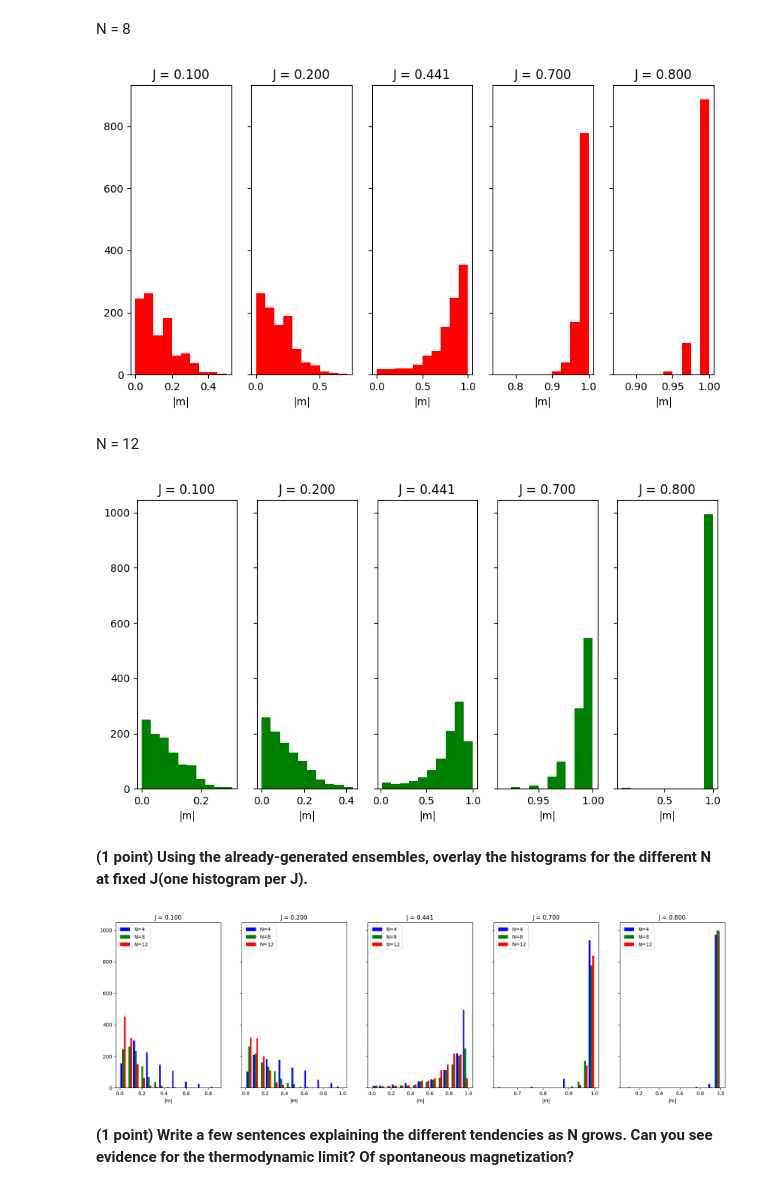
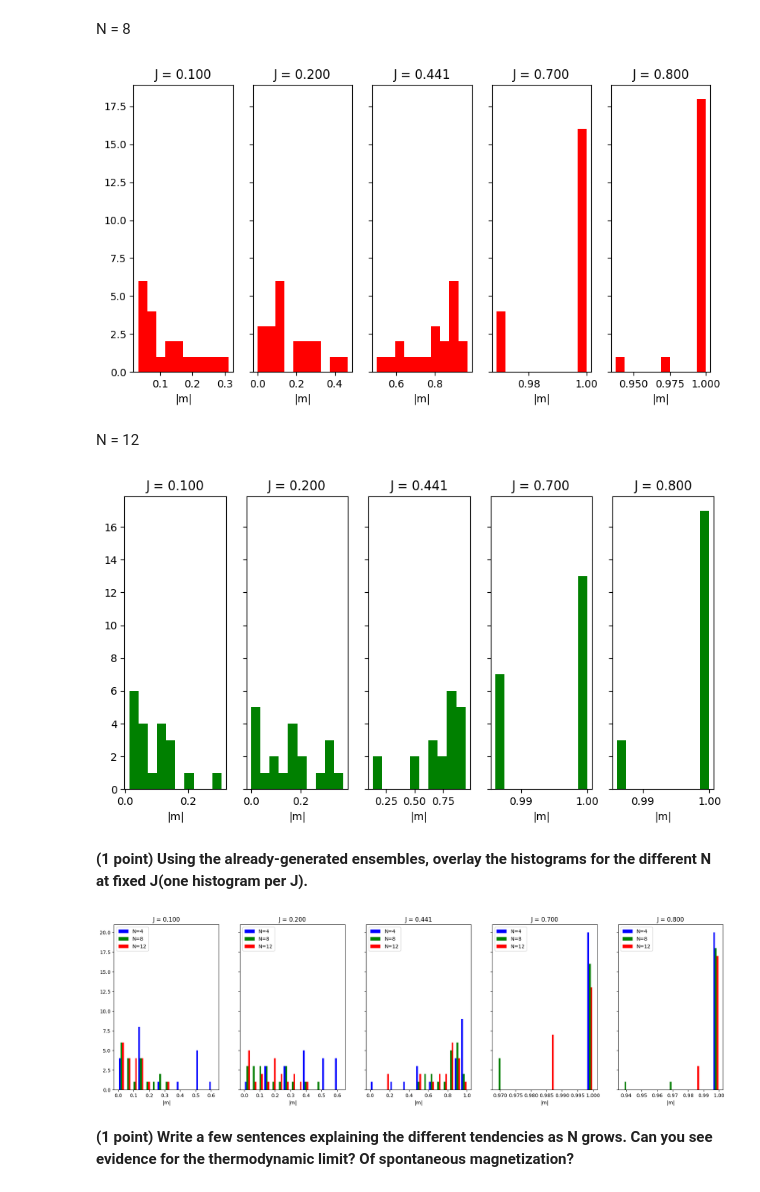
Before and after one commit to LeeYee2002/Computational-Physics-HW, a Jupyter notebook: HW6.ipynb, the cells around one changed output. Drawn from its saved outputs; the diff is of its cells as text; code cells hidden in the pictures.

```diff
--- a/HW6.ipynb
+++ b/HW6.ipynb
@@ -130,7 +131,6 @@ def compute_M_m(sigma_2d):
     return M, m
 #create a sweep design. Initially, we use i,j loop, such Cartasin product is in order. Now we shuffle each i,j, to make a new Cartasian product space
 def sweep_2d(row, col):
-    import random
     #then we wrap our product space with tuple (i,j)
     sweep_list = []
     sweep_order_i = np.arange(0,row)
@@ -148,7 +148,7 @@ def two_d_MCMC_revolution(j_value,lattice,size):
     for i,j in sweep_target_list:
             update_probability = np.random.uniform(0,1)
             acception_chance = np.e**(-1*delta_H(j_value,lattice,(i,j)))
-            if update_probability < acception_chance:
+            if (update_probability < acception_chance) or (acception_chance <0): # detailed balance condition
                 lattice[i,j] *= -1
     return lattice
 #turn every thing to checkboard
@@ -167,11 +167,11 @@ def checkboard(lattice,size):
 N = 4   #size of sample(N^2)
 list_J = [0.1, 0.2, J_c, 0.7, 0.8] #the coupling of J
 external_h = 0 #from the premise of the exercise this time.
-samples = 20 #number of times we go through revolution
-experiments = 1000 #numbers of experiments we make
+samples = 1000 #number of times we go through revolution
+experiments = 20 #numbers of experiments we make
 
 #net_magnetisation = []     # M
-average_magnetisation_abs = np.zeros(1000)
+average_magnetisation_abs = np.zeros(experiments)
 #print(average_magnetisation_abs)
 #for latter question:
 abs_m_N_equal_4 = []
@@ -211,8 +211,8 @@ N = 8
 N = 8   #size of sample(N^2)
 list_J = [0.1, 0.2, J_c, 0.7, 0.8] #the coupling of J
 external_h = 0 #from the premise of the exercise this time.
-samples = 20 #number of times we go through revolution
-experiments = 1000 #numbers of experiments we make
+samples = 1000 #number of times we go through revolution
+experiments = 20 #numbers of experiments we make
 
 #net_magnetisation = []     # M
 average_magnetisation_abs = []
@@ -244,7 +244,7 @@ for this_J in list_J:
     #end insert
 plt.show()
 # %% [output]
-[figure, old version]
+[figure, new version]
 # %% [markdown]
 N = 12
 # %%
@@ -252,41 +252,41 @@ N = 12
 N = 12   #size of sample(N^2)
 list_J = [0.1, 0.2, J_c, 0.7, 0.8] #the coupling of J
 external_h = 0 #from the premise of the exercise this time.
-samples = 20 #number of times we go through revolution
-experiments = 1000 #numbers of experiments we make
+samples = 1000 #number of times we go through revolution
+experiments = 20 #numbers of experiments we make
 
 
 #net_magnetisation = []     # M
 average_magnetisation_abs = []
 abs_m_N_equal_12 = []
 
 fig, axs = plt.subplots(1, 5,figsize=(10,5),sharey=True,sharex=False)
 
 
 
 for this_J in list_J:
     index = list_J.index(this_J)
     lattice = np.ones((N,N))
     #print(index)
     checkboard(lattice,N)
     for i in range(experiments):
         for j in range(samples):
             lattice = two_d_MCMC_revolution(this_J,lattice,N)
             #go through revolution
         _M, _m = compute_M_m(lattice)
         average_magnetisation_abs.append(abs(_m))
         #print(average_magnetisation_abs)
 
     #insert to figure
     axs[index].hist(average_magnetisation_abs,bins=10,density=False, color = "g")
     axs[index].set_title(f"J = {this_J:.3f}")
     axs[index].set_xlabel("|m|")
     abs_m_N_equal_12.append(average_magnetisation_abs.copy())
     average_magnetisation_abs.clear()
     #end insert
 plt.show()
 # %% [output]
-[figure, old version]
+[figure, new version]
 # %% [markdown]
 **(1 point) Using the already-generated ensembles, overlay the histograms for the different N at fixed J(one histogram per J).**
 # %%
@@ -297,7 +297,7 @@ for this_J in J:
     index = J.index(this_J)
     colors = ['b','g','r']
     hist_labels = ["N=4","N=8","N=12"]
-    hist_data = np.empty(shape=(1000,3))
+    hist_data = np.empty(shape=(experiments,3))
     hist_data[:,0] =abs_m_N_equal_4[index]
     hist_data[:,1] =abs_m_N_equal_8[index]
     hist_data[:,2] =abs_m_N_equal_12[index]
@@ -307,7 +307,7 @@ for this_J in J:
     axs[index].legend(loc="upper left")
 plt.show()
 # %% [output]
-[figure, old version]
+[figure, new version]
 # %% [markdown]
 **(1 point) Write a few sentences explaining the different tendencies as N grows. Can you see evidence for the thermodynamic limit? Of spontaneous magnetization?**
 # %% [markdown]
```
Also changed, not shown: parts of 10 cells of this notebook.
